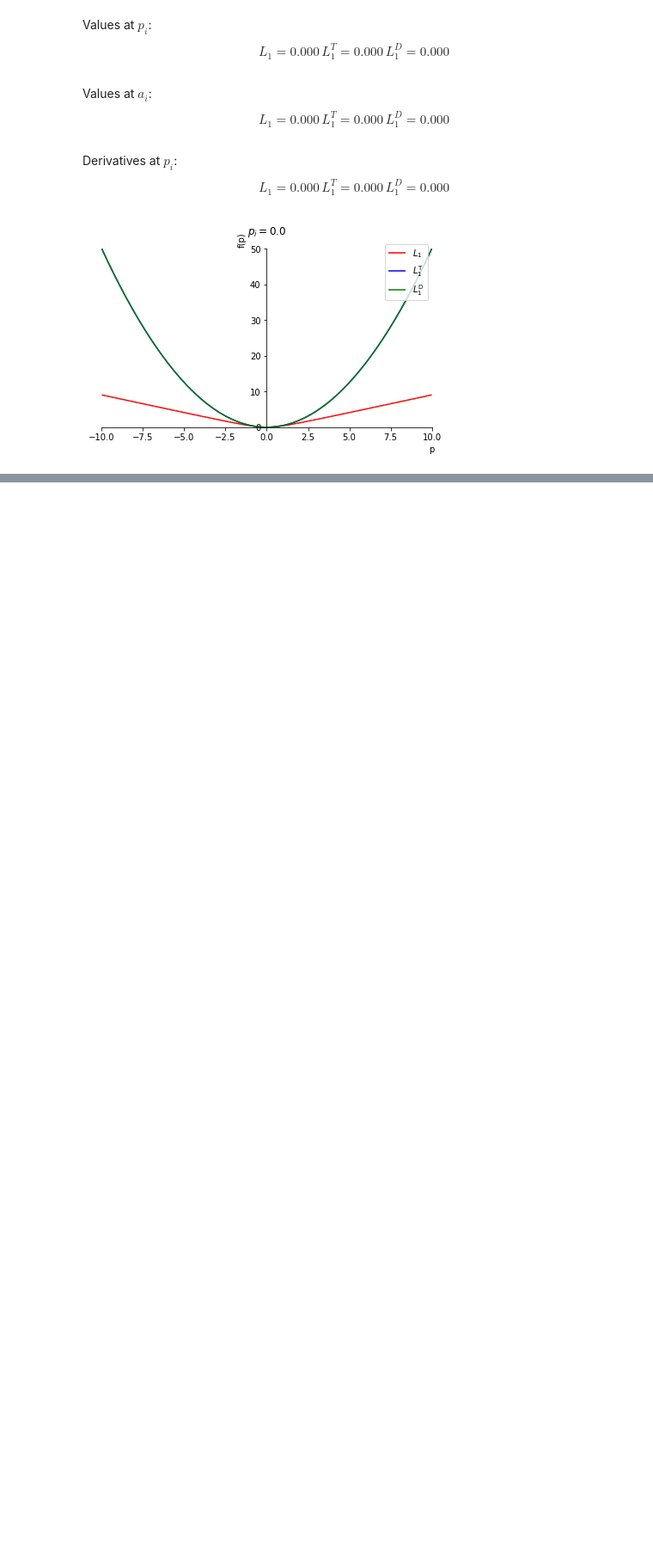
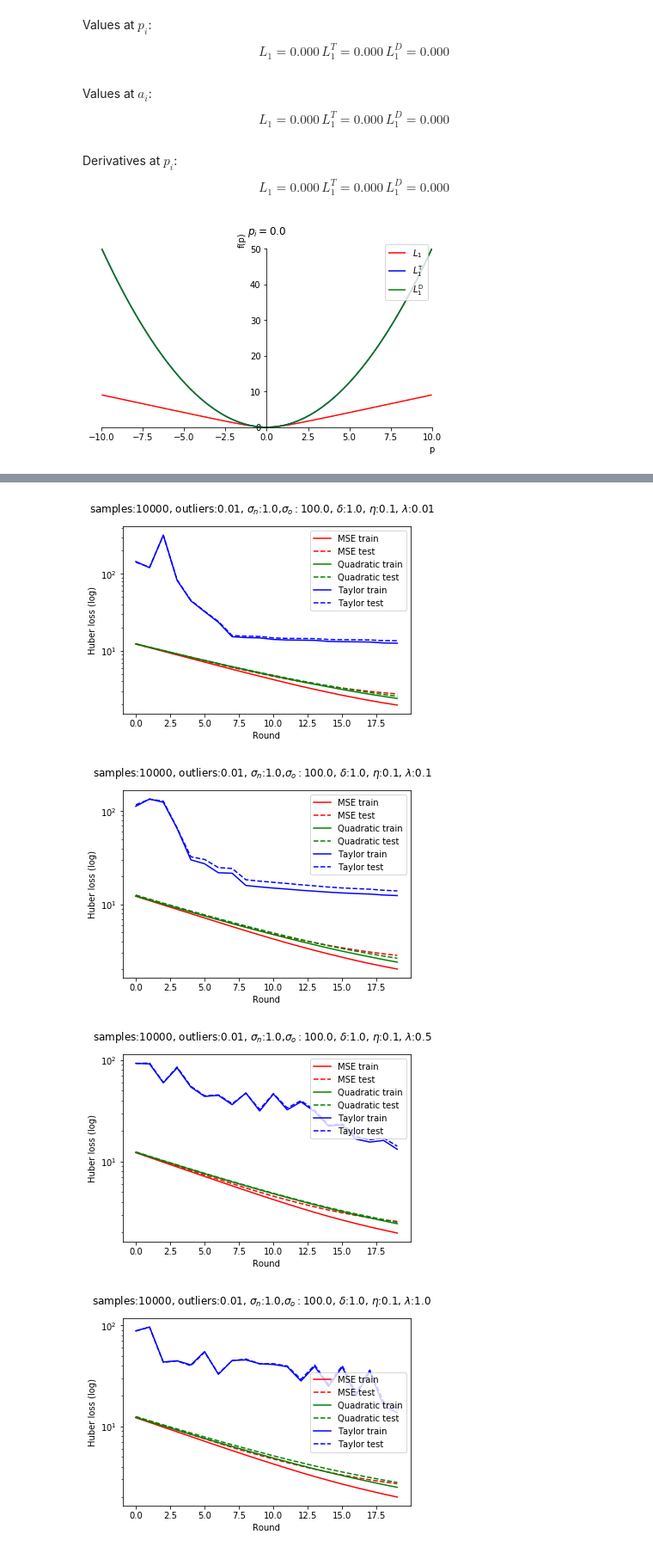
Before and after one commit to valeriy42/msle-approximations, a Jupyter notebook: huber.ipynb, the cells around one changed output, grey strips where cells are left out. Shown: that part at 86% size. Saved outputs shown, nothing was run; the diff lists cells and outputs as text; code cells hidden in the pictures; blank space fills up the shorter version.

```diff
--- a/huber.ipynb
+++ b/huber.ipynb
@@ -320,0 +295,10 @@ pl.legend()
+# %%
+for lambda_ in [0.01, 0.1, 0.5, 1.0]:
+    parameters = dict(parameters0)
+    parameters['lambda_'] = lambda_
+    comparison_run(**parameters)
+# %% [output]
+[figure, added]
+[figure, added]
+[figure, added]
+[figure, added]
```
Also changed, not shown: parts of 27 cells of this notebook, 2 other files.
